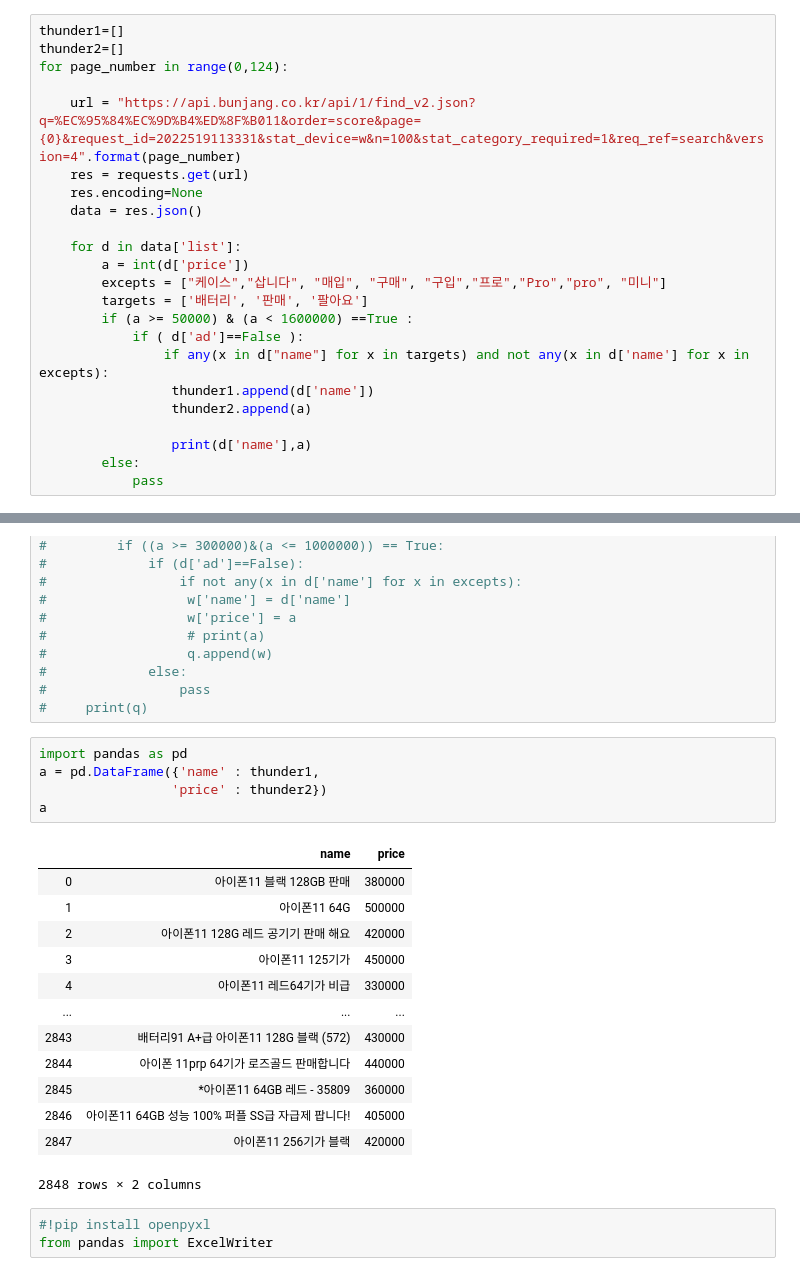
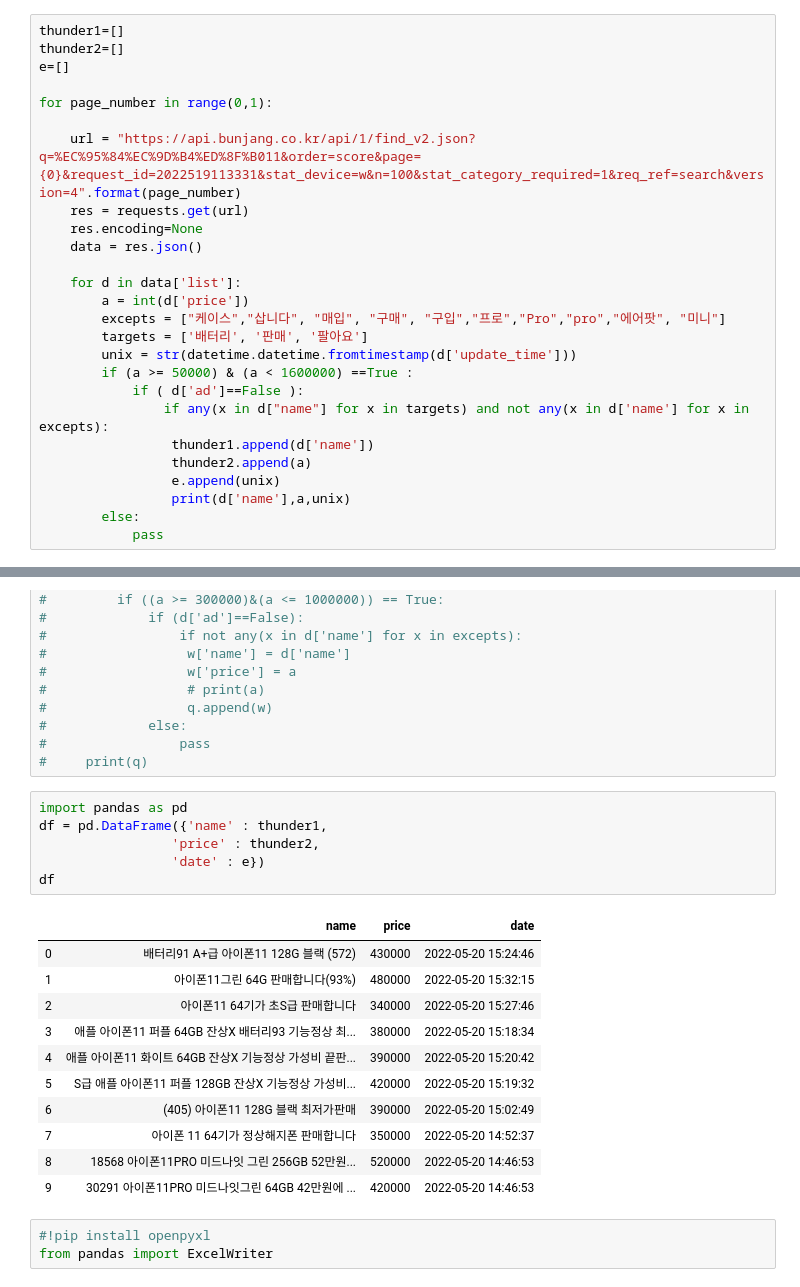
Before and after one commit to JJAwoo/thunder, a Jupyter notebook: 번개장터.ipynb, the cells around one changed output, grey strips where cells are left out. Saved outputs shown, nothing was run; the diff lists cells and outputs as text.

```diff
--- a/번개장터.ipynb
+++ b/번개장터.ipynb
@@ -82,7 +82,9 @@ for i in range(0,5):
 # %%
 thunder1=[]
 thunder2=[]
-for page_number in range(0,124):
+e=[]
+
+for page_number in range(0,1):
 
     url = "https://api.bunjang.co.kr/api/1/find_v2.json?q=%EC%95%84%EC%9D%B4%ED%8F%B011&order=score&page={0}&request_id=2022519113331&stat_device=w&n=100&stat_category_required=1&req_ref=search&version=4".format(page_number)
     res = requests.get(url)
@@ -91,15 +93,16 @@ for page_number in range(0,124):
 
     for d in data['list']:
         a = int(d['price'])
-        excepts = ["케이스","삽니다", "매입", "구매", "구입","프로","Pro","pro", "미니"]
+        excepts = ["케이스","삽니다", "매입", "구매", "구입","프로","Pro","pro","에어팟", "미니"]
         targets = ['배터리', '판매', '팔아요']
+        unix = str(datetime.datetime.fromtimestamp(d['update_time']))
         if (a >= 50000) & (a < 1600000) ==True :
             if ( d['ad']==False ):
                 if any(x in d["name"] for x in targets) and not any(x in d['name'] for x in excepts):
                  thunder1.append(d['name'])
                  thunder2.append(a)
-
-                 print(d['name'],a)
+                 e.append(unix)
+                 print(d['name'],a,unix)
         else:
             pass
 # %% [output]
@@ -149,23 +158,22 @@ print(len(thunder2))
 #     print(q)
 # %%
 import pandas as pd
-a = pd.DataFrame({'name' : thunder1,
-                 'price' : thunder2})
-a
+df = pd.DataFrame({'name' : thunder1,
+                 'price' : thunder2,
+                 'date' : e})
+df
 # %% [output]
-|  | name | price |
-| 0 | 아이폰11 블랙 128GB 판매 | 380000 |
-| 1 | 아이폰11 64G | 500000 |
-| 2 | 아이폰11 128G 레드 공기기 판매 해요 | 420000 |
-| 3 | 아이폰11 125기가 | 450000 |
-| 4 | 아이폰11 레드64기가 비급 | 330000 |
-| ... | ... | ... |
-| 2843 | 배터리91 A+급 아이폰11 128G 블랙 (572) | 430000 |
-| 2844 | 아이폰 11prp 64기가 로즈골드 판매합니다 | 440000 |
-| 2845 | *아이폰11 64GB 레드 - 35809 | 360000 |
-| 2846 | 아이폰11 64GB 성능 100% 퍼플 SS급 자급제 팝니다! | 405000 |
-| 2847 | 아이폰11 256기가 블랙 | 420000 |
+|  | name | price | date |
+| 0 | 배터리91 A+급 아이폰11 128G 블랙 (572) | 430000 | 2022-05-20 15:24:46 |
+| 1 | 아이폰11그린 64G 판매합니다(93%) | 480000 | 2022-05-20 15:32:15 |
+| 2 | 아이폰11 64기가 초S급 판매합니다 | 340000 | 2022-05-20 15:27:46 |
+| 3 | 애플 아이폰11 퍼플 64GB 잔상X 배터리93 기능정상 최... | 380000 | 2022-05-20 15:18:34 |
+| 4 | 애플 아이폰11 화이트 64GB 잔상X 기능정상 가성비 끝판... | 390000 | 2022-05-20 15:20:42 |
+| 5 | S급 애플 아이폰11 퍼플 128GB 잔상X 기능정상 가성비... | 420000 | 2022-05-20 15:19:32 |
+| 6 | (405) 아이폰11 128G 블랙 최저가판매 | 390000 | 2022-05-20 15:02:49 |
+| 7 | 아이폰 11 64기가 정상해지폰 판매합니다 | 350000 | 2022-05-20 14:52:37 |
+| 8 | 18568 아이폰11PRO 미드나잇 그린 256GB 52만원... | 520000 | 2022-05-20 14:46:53 |
+| 9 | 30291 아이폰11PRO 미드나잇그린 64GB 42만원에 ... | 420000 | 2022-05-20 14:46:53 |
-2848 rows × 2 columns
 # %%
 #!pip install openpyxl
 from pandas import ExcelWriter
```
Also changed, not shown: parts of 6 cells of this notebook.
